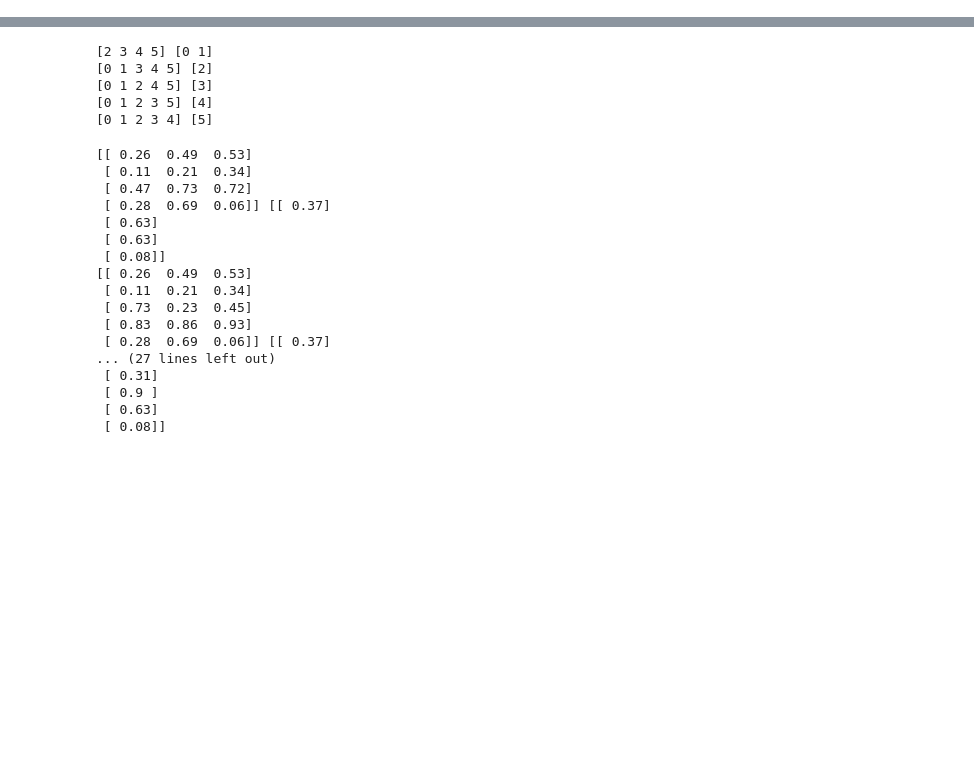
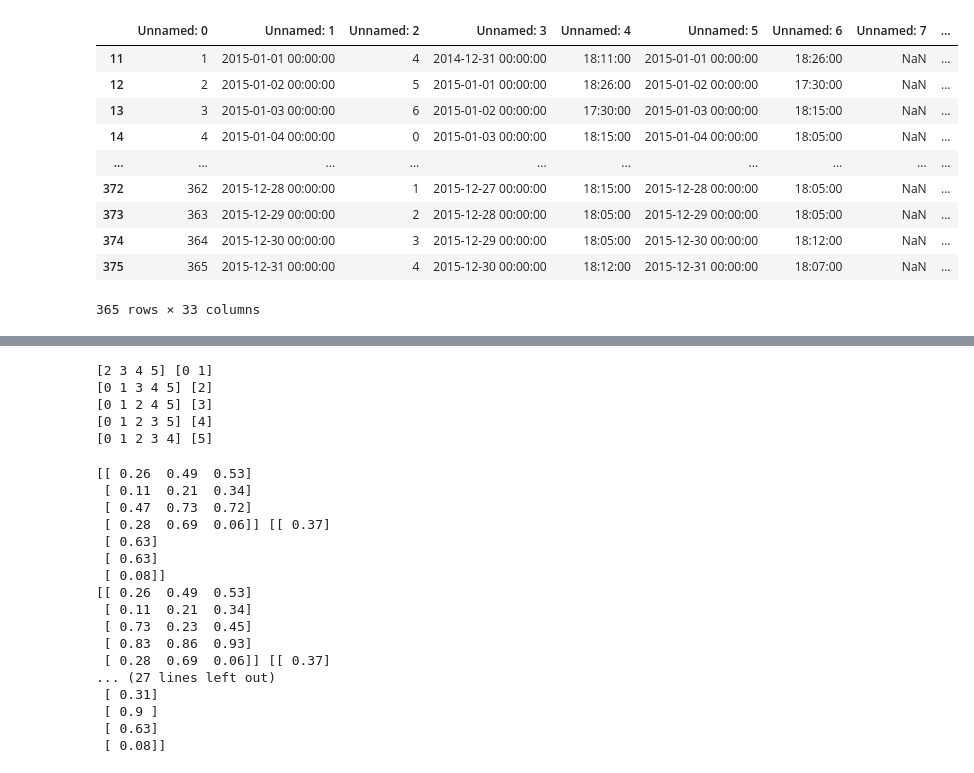
Before and after one commit to sada-narayanappa/Notebooks, a Jupyter notebook: SCHAS/pef/PEF.ipynb, the cells around one changed output, grey strips where cells are left out. Saved outputs shown, nothing was run; the diff lists cells and outputs as text; code cells hidden in the pictures; blank space fills up the shorter version.

```diff
--- a/SCHAS/pef/PEF.ipynb
+++ b/SCHAS/pef/PEF.ipynb
@@ -1,15 +1,27 @@
 # %%
 %run "../../PyUtils/common.ipynb"
 
 f1="P1_HanD_Ver1_2015_15122015_PMPEF.xlsx"
 df1 = LoadDataSet(f1, sheetname=2);
 #f1="P1_HanD_Ver1_2015_22112015_AMPEF.xlsx";
 #dfOrginal1 = LoadDataSet(f1);
 df1=df1[11:]
+df1
 # %% [output]
 [interactive output not drawn]
 [interactive output not drawn]
 [interactive output not drawn]
+|  | Unnamed: 0 | Unnamed: 1 | Unnamed: 2 | Unnamed: 3 | Unnamed: 4 | Unnamed: 5 | Unnamed: 6 | Unnamed: 7 | ... |
+| 11 | 1 | 2015-01-01 00:00:00 | 4 | 2014-12-31 00:00:00 | 18:11:00 | 2015-01-01 00:00:00 | 18:26:00 | NaN | ... |
+| 12 | 2 | 2015-01-02 00:00:00 | 5 | 2015-01-01 00:00:00 | 18:26:00 | 2015-01-02 00:00:00 | 17:30:00 | NaN | ... |
+| 13 | 3 | 2015-01-03 00:00:00 | 6 | 2015-01-02 00:00:00 | 17:30:00 | 2015-01-03 00:00:00 | 18:15:00 | NaN | ... |
+| 14 | 4 | 2015-01-04 00:00:00 | 0 | 2015-01-03 00:00:00 | 18:15:00 | 2015-01-04 00:00:00 | 18:05:00 | NaN | ... |
+| ... | ... | ... | ... | ... | ... | ... | ... | ... | ... |
+| 372 | 362 | 2015-12-28 00:00:00 | 1 | 2015-12-27 00:00:00 | 18:15:00 | 2015-12-28 00:00:00 | 18:05:00 | NaN | ... |
+| 373 | 363 | 2015-12-29 00:00:00 | 2 | 2015-12-28 00:00:00 | 18:05:00 | 2015-12-29 00:00:00 | 18:05:00 | NaN | ... |
+| 374 | 364 | 2015-12-30 00:00:00 | 3 | 2015-12-29 00:00:00 | 18:05:00 | 2015-12-30 00:00:00 | 18:12:00 | NaN | ... |
+| 375 | 365 | 2015-12-31 00:00:00 | 4 | 2015-12-30 00:00:00 | 18:12:00 | 2015-12-31 00:00:00 | 18:07:00 | NaN | ... |
+365 rows × 33 columns
 # %%
 df1[108:]
 # %% [output]
```
Also changed, not shown: 18 other files.
